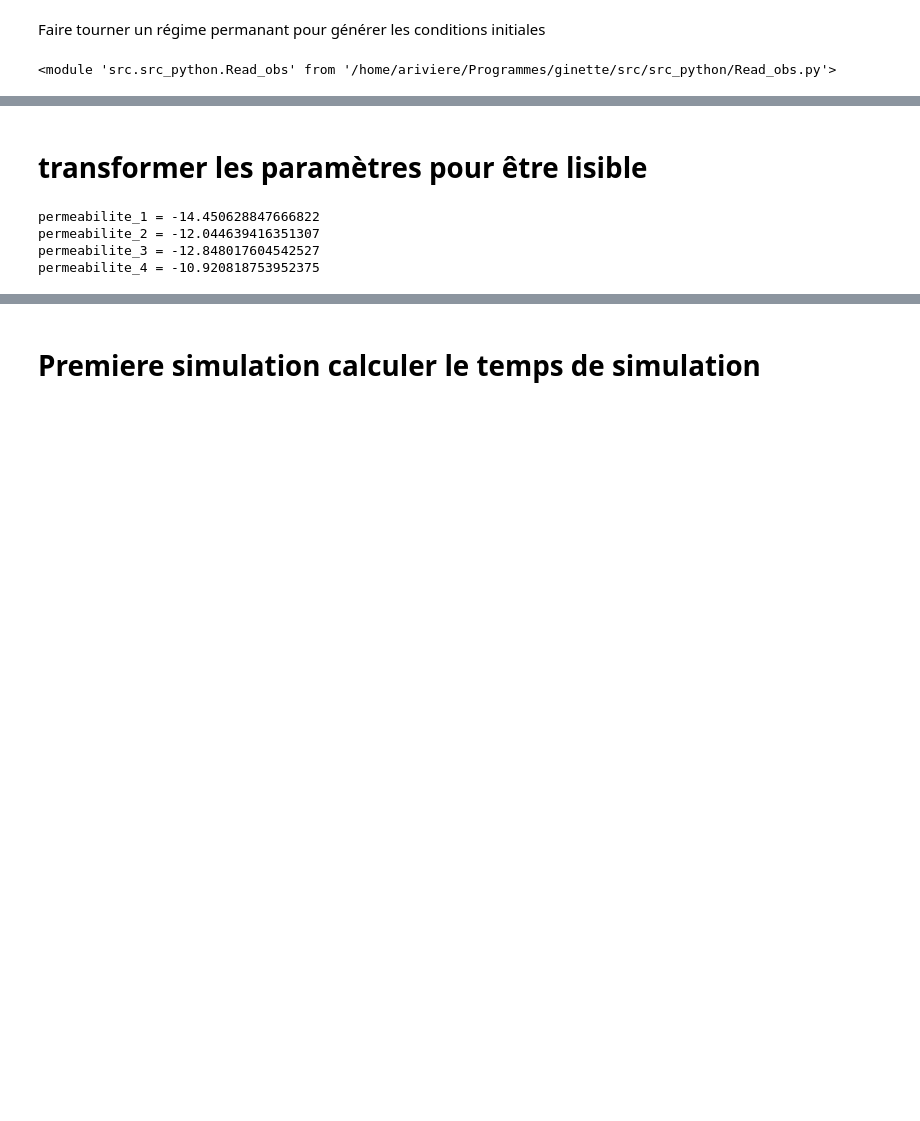
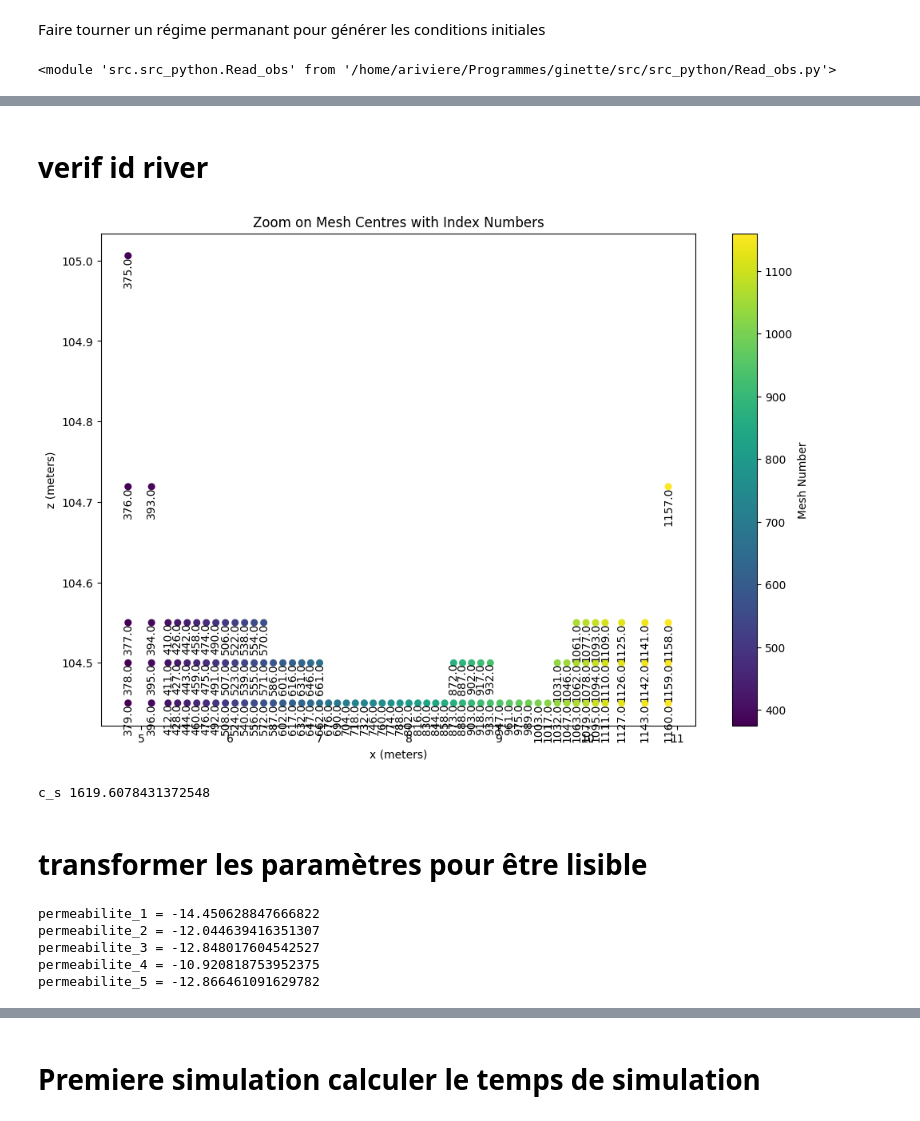
Before and after one commit to agnes-riviere/ginette, a Jupyter notebook: application/RIV2D/IntD_test.ipynb, the cells around one changed output, grey strips where cells are left out. Drawn from its saved outputs; the diff is of its cells as text; code cells hidden in the pictures; blank space fills up the shorter version.

```diff
--- a/application/RIV2D/IntD_test.ipynb
+++ b/application/RIV2D/IntD_test.ipynb
@@ -552,3 +544,33 @@ Processing sensor type: rivgil
+# %% [markdown]
+# verif id river
+# %%
+
+
+# Filter to zoom in on the desired region
+centres_zoom = centres[
+    (centres['x'] > 4.8) & (centres['x'] < 11.1) &
+    (centres['z'] > 104.4) & (centres['z'] < 106)
+]
+
+# Plot the points
+plt.figure(figsize=(12, 8))
+plt.scatter(centres_zoom['x'], centres_zoom['z'], c=centres_zoom['index'], cmap='viridis', s=30)
+
+# Add text labels for each point with rotated text
+for _, row in centres_zoom.iterrows():
+    plt.text(row['x'], row['z'], str(row['index']), fontsize=10, color='black', ha='center', va='top',
+             rotation=90)
+
+
+
+# Add axis labels and a colorbar for clarity
+plt.xlabel('x (meters)')
+plt.ylabel('z (meters)')
+plt.title('Zoom on Mesh Centres with Index Numbers')
+plt.colorbar(label='Mesh Number')
+plt.show()
+# %% [output]
+[figure, added]
 # %%
 from src.src_python.Direct_model import zone_parameters_undef
 importlib.reload(Direct_model)
@@ -581,13 +603,35 @@ permeabilite_5=1.3599999999999999E-06
 conductivite_5=3.398790000000000
 porosity_5 = 0.4000000000000000
 
-capacite_aquifere  =   2e+6
+capacite_aquifere  =   2.5e+6 #cpm
+
+# Heat capacity is calculated  by the following relationship
+#  c_pm= c_w r_w n  * sat+ c_s r (1-n) + c_a r_a n * (1-sat)
+# density
+# c_s solid specific heat capacity = capacite calorifique massique du solide
+#val_c= c_s m2/s2/C I advice to let this value constant.
+# There are no way to calibrate the both parameter rho and c in the same time.
+c_w=4185  #D+00	       m2/s2/C
+r_w=1000  #kg/m3
+# solid density r=val_r
+
+# in ginette we need c_s and r
+density=850 # r
+c_s=(capacite_aquifere-c_w*r_w*porosity_5)/((1-porosity_5)*density)
+print('c_s',c_s)
+
+
+
+#         alanda_aquifer(eau+solide) = (alanda_w*n) + alandas*(1 -n))
+#          alandae=0598E-03
+# %% [output]
+c_s 1619.6078431372548
 # %% [markdown]
 # transformer les paramètres pour être lisible
 # %%
 # all perameabilities change in m2 and just the log
 # loop nb_zone
-for i in range(1, 5):
+for i in range(1, nb_zone + 1):
     # transform the permeability in m2
     # name permeabilite_1 to permeabilite_5
     # get the name of the variable
@@ -608,3 +652,4 @@ permeabilite_1 = -14.450628847666822
 permeabilite_2 = -12.044639416351307
 permeabilite_3 = -12.848017604542527
 permeabilite_4 = -10.920818753952375
+permeabilite_5 = -12.866461091629782
```
Also changed, not shown: parts of 21 cells of this notebook, 2 other files.
